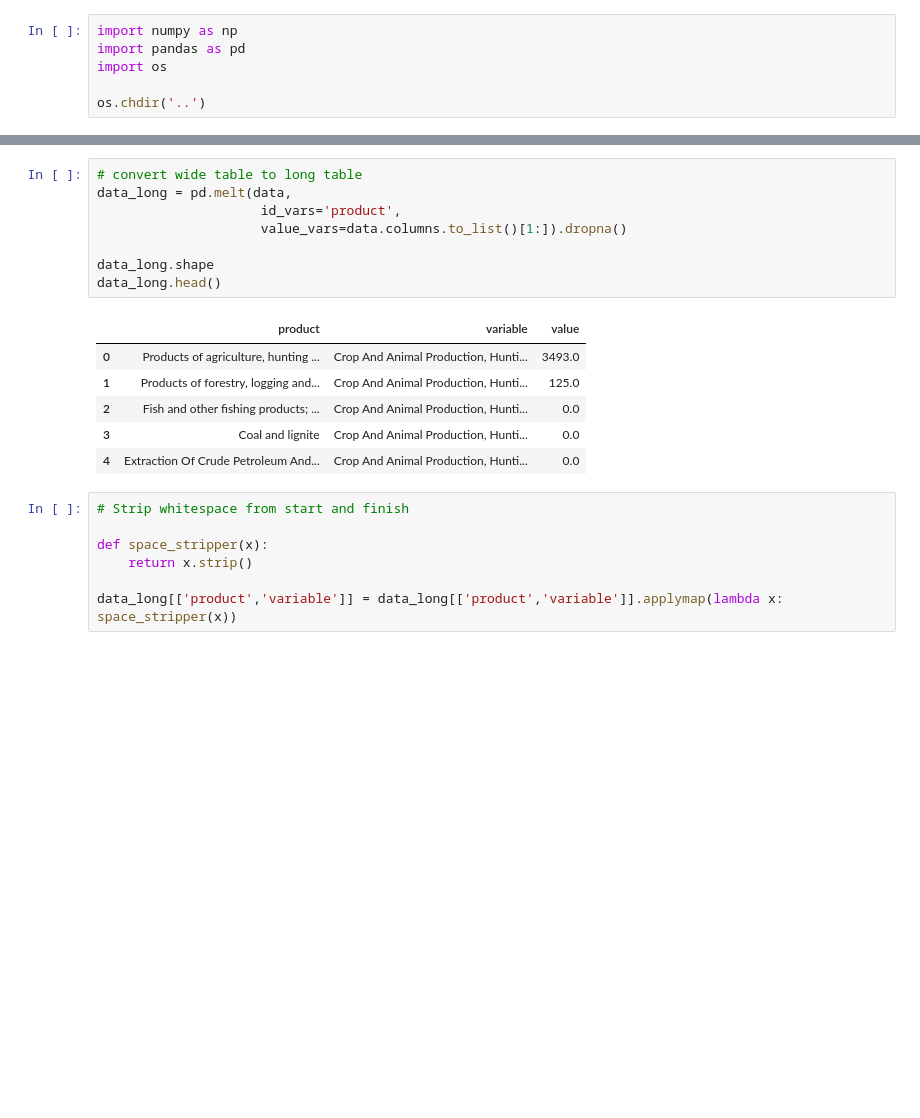
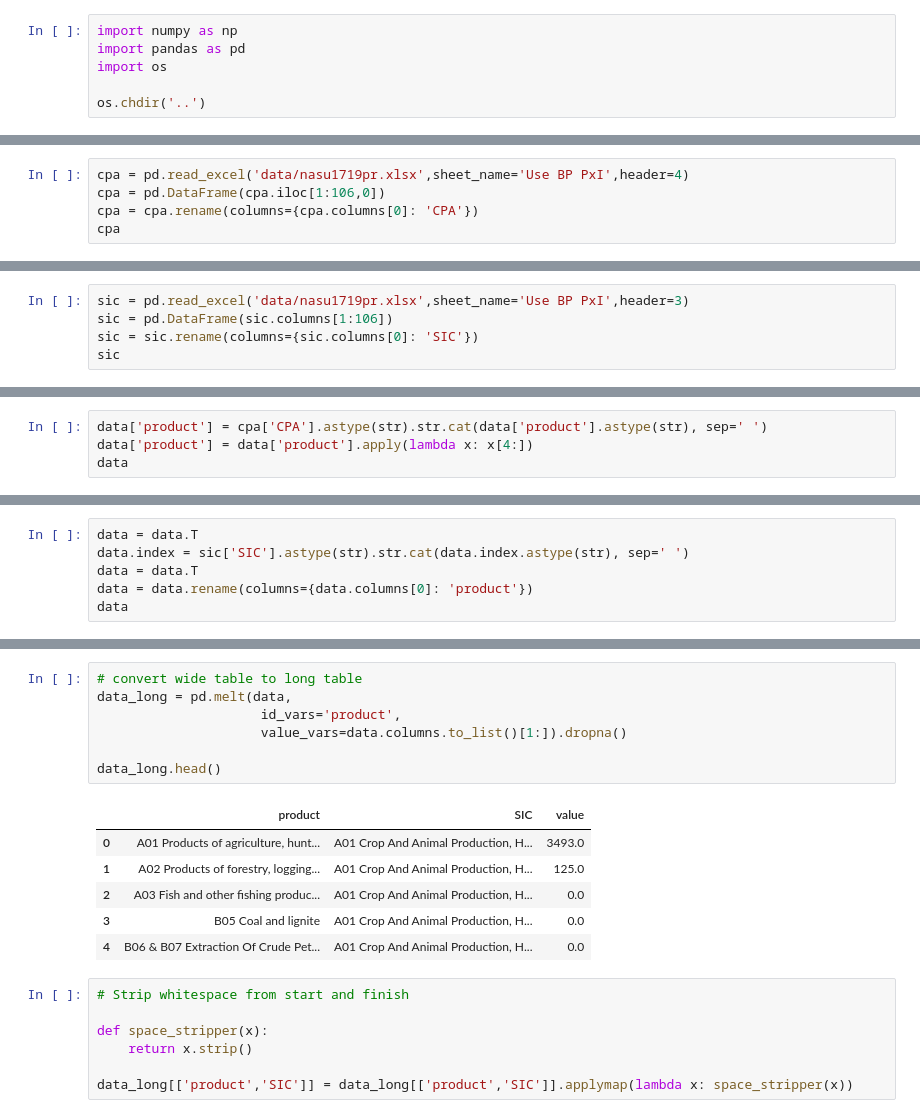
Before and after one commit to banksad/supply_chain_app, a Jupyter notebook: notebooks/preprocess_int_consumption.ipynb, the cells around one changed output, grey strips where cells are left out. Cells and saved outputs as stored; diff of their text form; blank space fills up the shorter version.

```diff
--- a/notebooks/preprocess_int_consumption.ipynb
+++ b/notebooks/preprocess_int_consumption.ipynb
@@ -21,0 +26,5 @@ Examine imports use table
+# %%
+cpa = pd.read_excel('data/nasu1719pr.xlsx',sheet_name='Use BP PxI',header=4)
+cpa = pd.DataFrame(cpa.iloc[1:106,0])
+cpa = cpa.rename(columns={cpa.columns[0]: 'CPA'})
+cpa
@@ -21,0 +45,5 @@ Examine imports use table
+# %%
+sic = pd.read_excel('data/nasu1719pr.xlsx',sheet_name='Use BP PxI',header=3)
+sic = pd.DataFrame(sic.columns[1:106])
+sic = sic.rename(columns={sic.columns[0]: 'SIC'})
+sic
@@ -21,0 +64,4 @@ Examine imports use table
+# %%
+data['product'] = cpa['CPA'].astype(str).str.cat(data['product'].astype(str), sep=' ')
+data['product'] = data['product'].apply(lambda x: x[4:])
+data
@@ -21,0 +82,6 @@ Examine imports use table
+# %%
+data = data.T
+data.index = sic['SIC'].astype(str).str.cat(data.index.astype(str), sep=' ')
+data = data.T
+data = data.rename(columns={data.columns[0]: 'product'})
+data
@@ -22,24 +102,23 @@ Examine imports use table
 # %%
 # convert wide table to long table
 data_long = pd.melt(data,
                      id_vars='product',
                      value_vars=data.columns.to_list()[1:]).dropna()
 
-data_long.shape
 data_long.head()
 # %% [output]
-|  | product | variable | value |
-| 0 | Products of agriculture, hunting ... | Crop And Animal Production, Hunti... | 3493.0 |
-| 1 | Products of forestry, logging and... | Crop And Animal Production, Hunti... | 125.0 |
-| 2 | Fish and other fishing products; ... | Crop And Animal Production, Hunti... | 0.0 |
-| 3 | Coal and lignite | Crop And Animal Production, Hunti... | 0.0 |
-| 4 | Extraction Of Crude Petroleum And... | Crop And Animal Production, Hunti... | 0.0 |
+|  | product | SIC | value |
+| 0 | A01 Products of agriculture, hunt... | A01 Crop And Animal Production, H... | 3493.0 |
+| 1 | A02 Products of forestry, logging... | A01 Crop And Animal Production, H... | 125.0 |
+| 2 | A03 Fish and other fishing produc... | A01 Crop And Animal Production, H... | 0.0 |
+| 3 | B05 Coal and lignite | A01 Crop And Animal Production, H... | 0.0 |
+| 4 | B06 & B07 Extraction Of Crude Pet... | A01 Crop And Animal Production, H... | 0.0 |
 # %%
 # Strip whitespace from start and finish
 
 def space_stripper(x):
     return x.strip()
 
-data_long[['product','variable']] = data_long[['product','variable']].applymap(lambda x: space_stripper(x))
+data_long[['product','SIC']] = data_long[['product','SIC']].applymap(lambda x: space_stripper(x))
 # %%
 data_long.rename(columns={'product':'input requirements'}, inplace=True)
```
Also changed, not shown: parts of 9 cells of this notebook, 3 other files.
